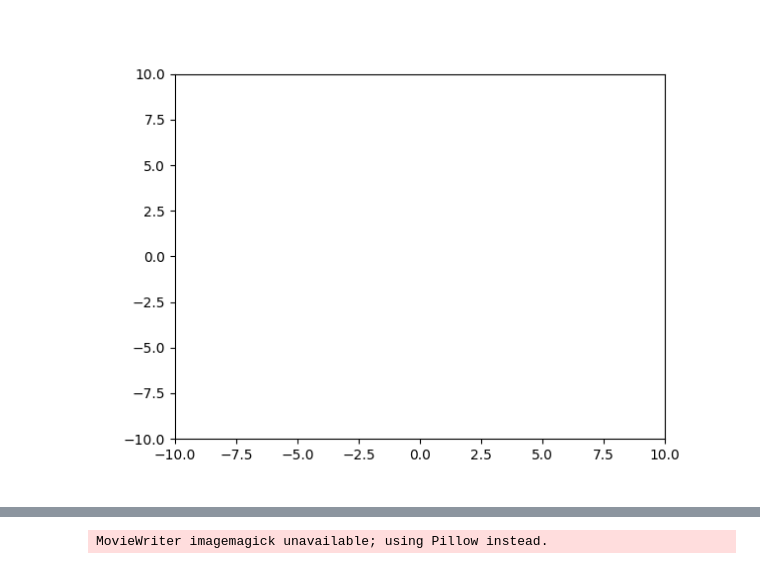
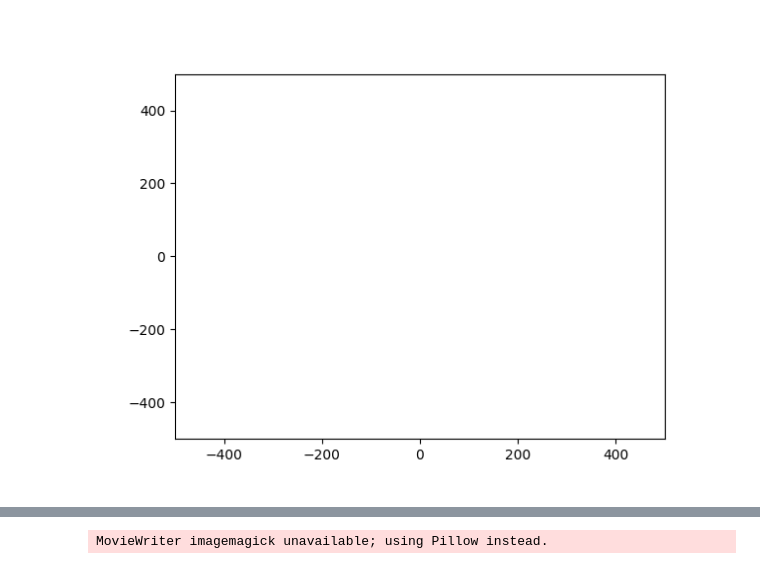
Before and after one commit to Meoli96/pso, a Jupyter notebook: scripts/animate.ipynb, the cells around one changed output, grey strips where cells are left out. Cells and saved outputs as stored; diff of their text form; code cells hidden in the pictures.

```diff
--- a/scripts/animate.ipynb
+++ b/scripts/animate.ipynb
@@ -31,5 +30,5 @@ def read_csv(filename):
 # %%
-n_particles, n_iterations, w, c1, c2, data = read_csv('pso.csv')
+n_particles, w, c1, c2, data = read_csv('../out/pso.csv')
 # %%
 # Function from data to list of (lists, iterations) particles
 def data_to_particles(data, n_particles, n_iterations):
@@ -40,13 +39,13 @@ def data_to_particles(data, n_particles, n_iterations):
         row = data[it]
         for i in range(n_particles):
             # Extract particle from row
-            particle = Particle(row[i*3], row[i*3+1], row[i*3+2])
+            particle = Particle(row[i*2], row[i*2+1])
             cur_it.append(particle)
         particles.append(cur_it)
 
     return particles
 # %%
-particles = data_to_particles(data, n_particles, n_iterations)
+particles = data_to_particles(data, n_particles, len(data))
 # Particles[i] is a list of particles at iteration i
 # Particles[i][j] is the j-th particle at iteration i
 # %%
@@ -55,9 +54,9 @@ import matplotlib.animation as animation
 
 def animate(particles, fps):
     fig, ax = plt.subplots()
-    line, = ax.plot([], [], 'o')
-    ax.set_xlim(-10, 10)
-    ax.set_ylim(-10, 10)
+    line, = ax.plot([], [], 'o', markersize=1)
+    ax.set_xlim(-500, 500)
+    ax.set_ylim(-500, 500)
 
     def frame(i):
         x = [p.x for p in particles[i]]
@@ -67,11 +66,19 @@ def animate(particles, fps):
     ani = animation.FuncAnimation(fig, frame, frames=len(particles), interval=1000/fps)
     return ani
 
-# Plot the particles
+def plot_frame(particles, it):
+    fig = plt.figure()
+
+    x = [p.x for p in particles[it]]
+    y = [p.y for p in particles[it]]
+
+    plt.plot(x, y, 'o', markersize=1)
+    plt.xlim(-500, 500)
+    plt.ylim(-500, 500)
+    plt.show()
 # %%
 %matplotlib widget
 
-ani = animate(particles, 5)
-plt.show()
+ani = animate(particles, 60)
 # %% [output]
-[figure, old version]
+[figure, new version]
```
Also changed, not shown: parts of 3 cells of this notebook, 9 other files.
